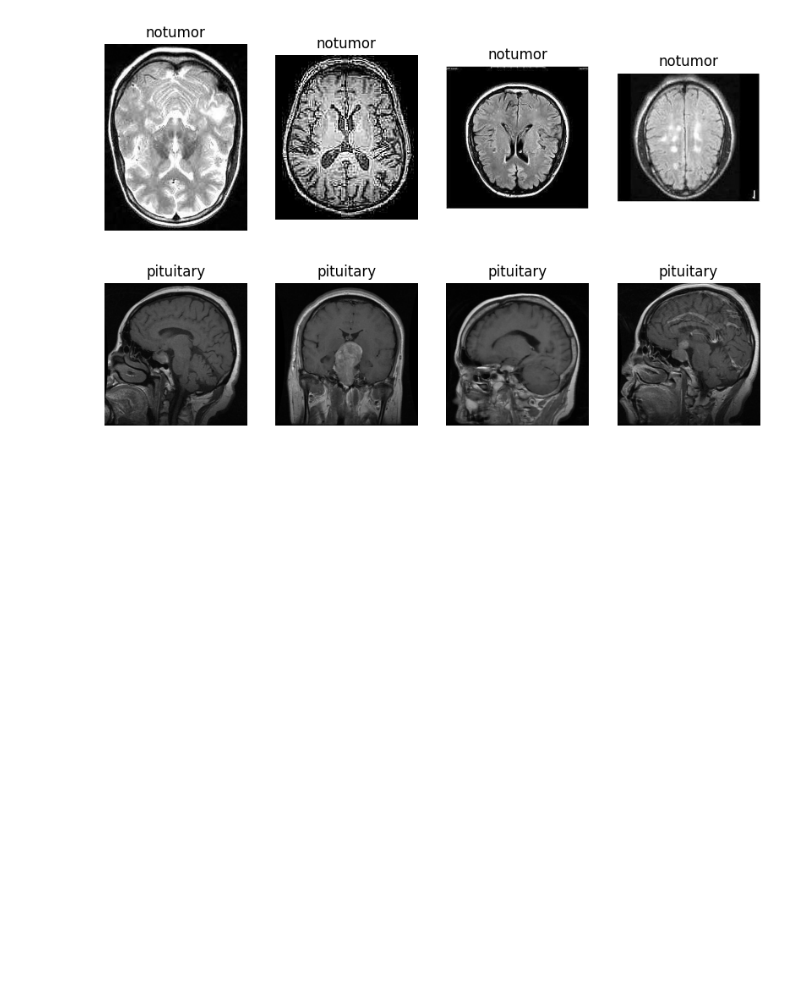
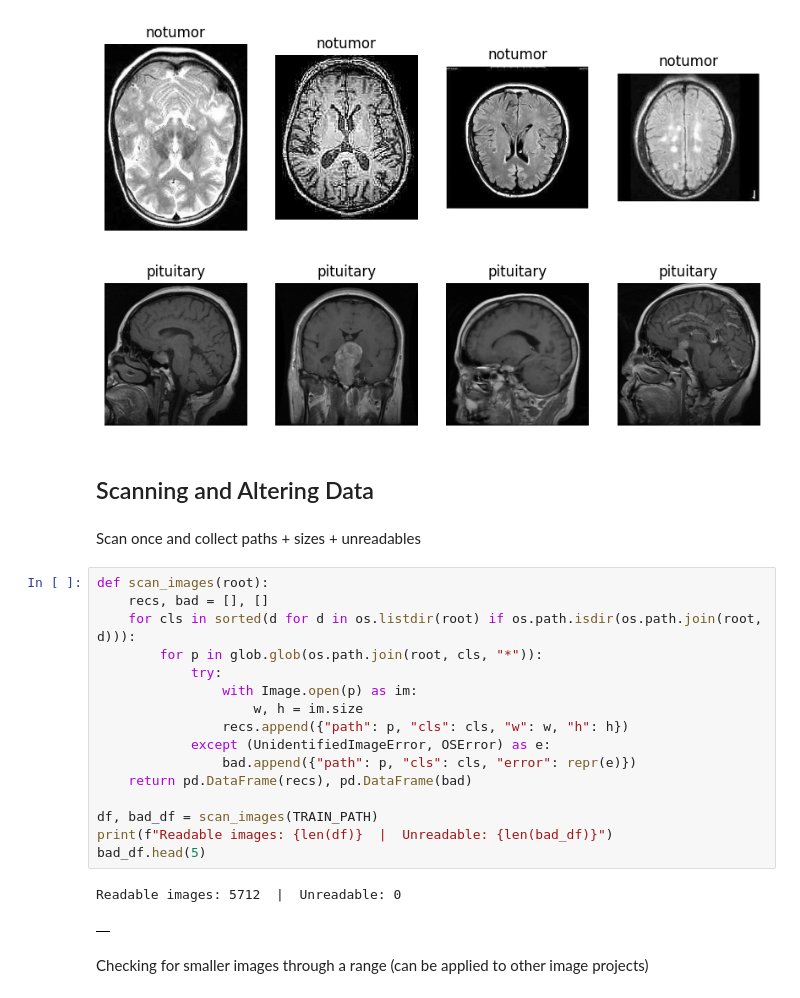
Before and after one commit to Dylan-Geraci/neuroimaging-tumor-detector, a Jupyter notebook: notebooks/01_explore_and_clean.ipynb, the cells around one changed output. Saved outputs shown, nothing was run; the diff lists cells and outputs as text; blank space fills up the shorter version.

Commit message:
added unreadable and small image checks

```diff
--- a/notebooks/01_explore_and_clean.ipynb
+++ b/notebooks/01_explore_and_clean.ipynb
@@ -128,3 +141,28 @@ for cls in sorted(class_counts):
 [figure]
 [figure]
 [figure]
+# %% [markdown]
+## Scanning and Altering Data
+# %% [markdown]
+Scan once and collect paths + sizes + unreadables
+# %%
+def scan_images(root):
+    recs, bad = [], []
+    for cls in sorted(d for d in os.listdir(root) if os.path.isdir(os.path.join(root, d))):
+        for p in glob.glob(os.path.join(root, cls, "*")):
+            try:
+                with Image.open(p) as im:
+                    w, h = im.size
+                recs.append({"path": p, "cls": cls, "w": w, "h": h})
+            except (UnidentifiedImageError, OSError) as e:
+                bad.append({"path": p, "cls": cls, "error": repr(e)})
+    return pd.DataFrame(recs), pd.DataFrame(bad)
+
+df, bad_df = scan_images(TRAIN_PATH)
+print(f"Readable images: {len(df)}  |  Unreadable: {len(bad_df)}")
+bad_df.head(5)
+# %% [output]
+Readable images: 5712  |  Unreadable: 0
+|  |
+# %% [markdown]
+Checking for smaller images through a range (can be applied to other image projects)
```
Also changed, not shown: parts of 2 cells of this notebook.
